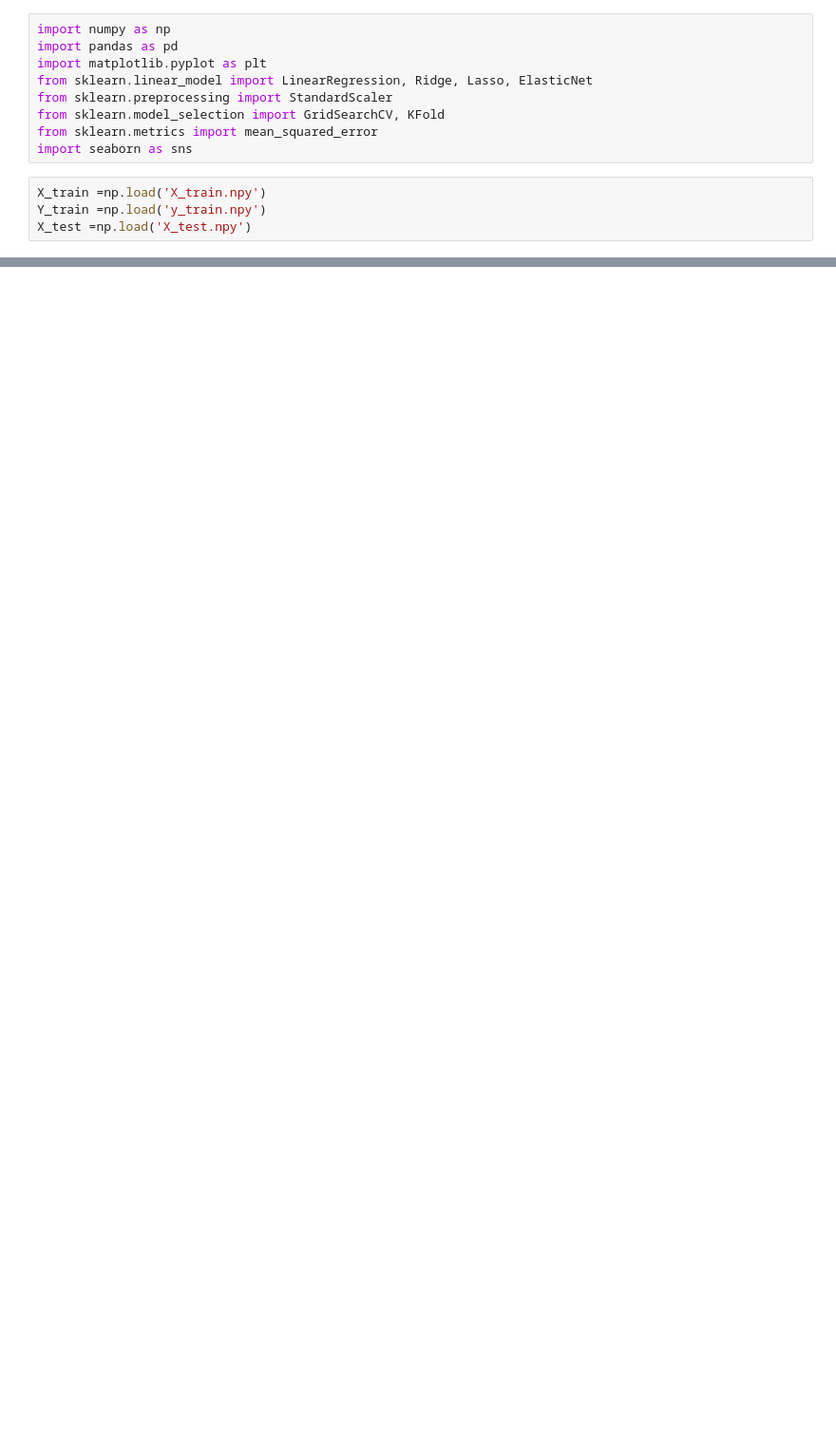
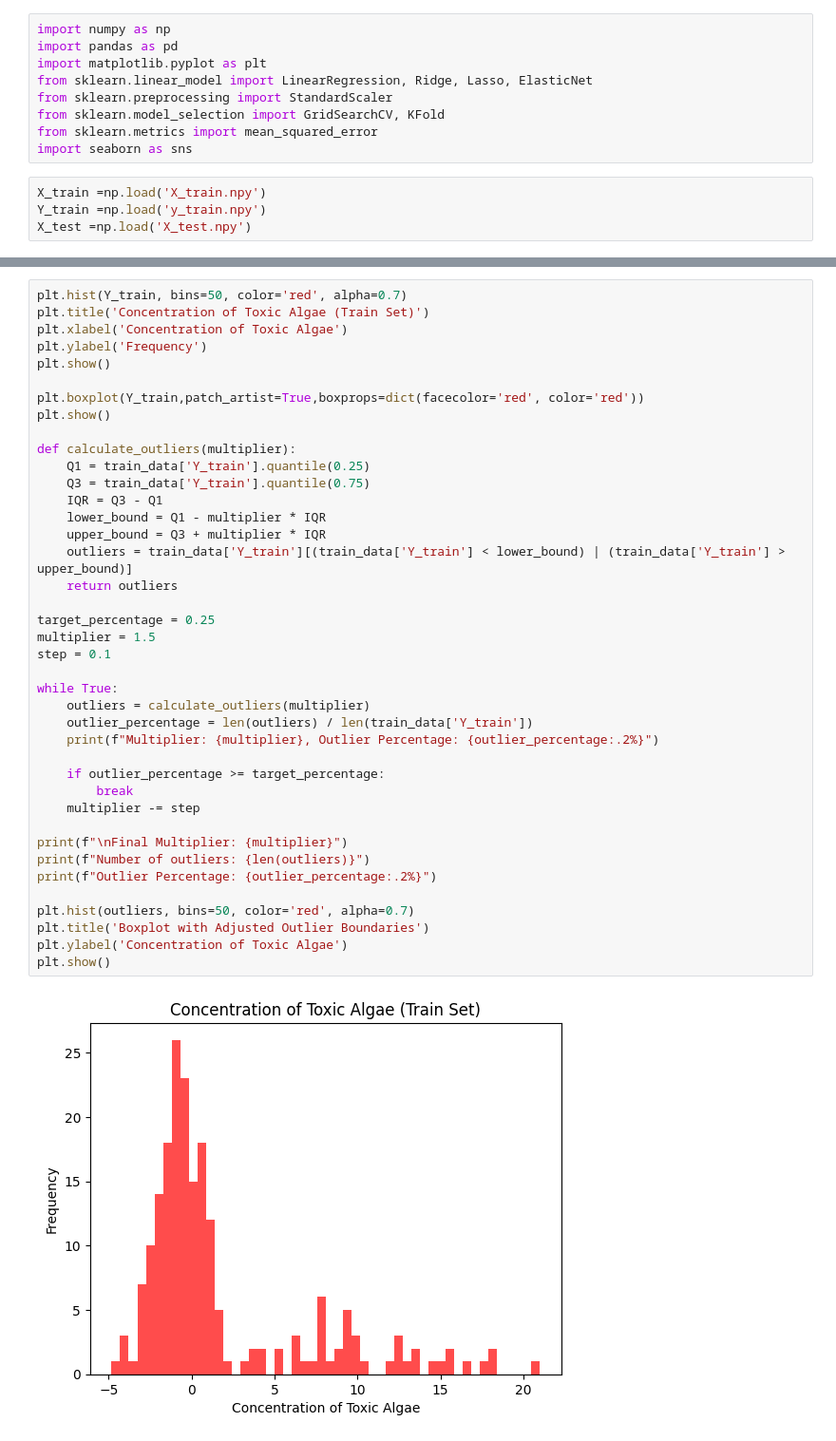
Before and after one commit to goncalomachadoribeiro/Machine-Learning-1st-Semester-2024-2025, a Jupyter notebook: Project_1_1.ipynb, the cells around one changed output, grey strips where cells are left out. Shown: that part at 95% size. Drawn from its saved outputs; the diff is of its cells as text; blank space fills up the shorter version.

```diff
--- a/Project_1_1.ipynb
+++ b/Project_1_1.ipynb
@@ -73,0 +54,42 @@ SyntaxError: f-string: unmatched '[' (3345028441.py, line 20)
+# %%
+plt.hist(Y_train, bins=50, color='red', alpha=0.7)
+plt.title('Concentration of Toxic Algae (Train Set)')
+plt.xlabel('Concentration of Toxic Algae')
+plt.ylabel('Frequency')
+plt.show()
+
+plt.boxplot(Y_train,patch_artist=True,boxprops=dict(facecolor='red', color='red'))
+plt.show()
+
+def calculate_outliers(multiplier):
+    Q1 = train_data['Y_train'].quantile(0.25)
+    Q3 = train_data['Y_train'].quantile(0.75)
+    IQR = Q3 - Q1
+    lower_bound = Q1 - multiplier * IQR
+    upper_bound = Q3 + multiplier * IQR
+    outliers = train_data['Y_train'][(train_data['Y_train'] < lower_bound) | (train_data['Y_train'] > upper_bound)]
+    return outliers
+
+target_percentage = 0.25
+multiplier = 1.5
+step = 0.1
+
+while True:
+    outliers = calculate_outliers(multiplier)
+    outlier_percentage = len(outliers) / len(train_data['Y_train'])
+    print(f"Multiplier: {multiplier}, Outlier Percentage: {outlier_percentage:.2%}")
+
+    if outlier_percentage >= target_percentage:
+        break
+    multiplier -= step
+
+print(f"\nFinal Multiplier: {multiplier}")
+print(f"Number of outliers: {len(outliers)}")
+print(f"Outlier Percentage: {outlier_percentage:.2%}")
+
+plt.hist(outliers, bins=50, color='red', alpha=0.7)
+plt.title('Boxplot with Adjusted Outlier Boundaries')
+plt.ylabel('Concentration of Toxic Algae')
+plt.show()
+# %% [output]
+[figure, added]
```
Also changed, not shown: parts of 5 cells of this notebook.
